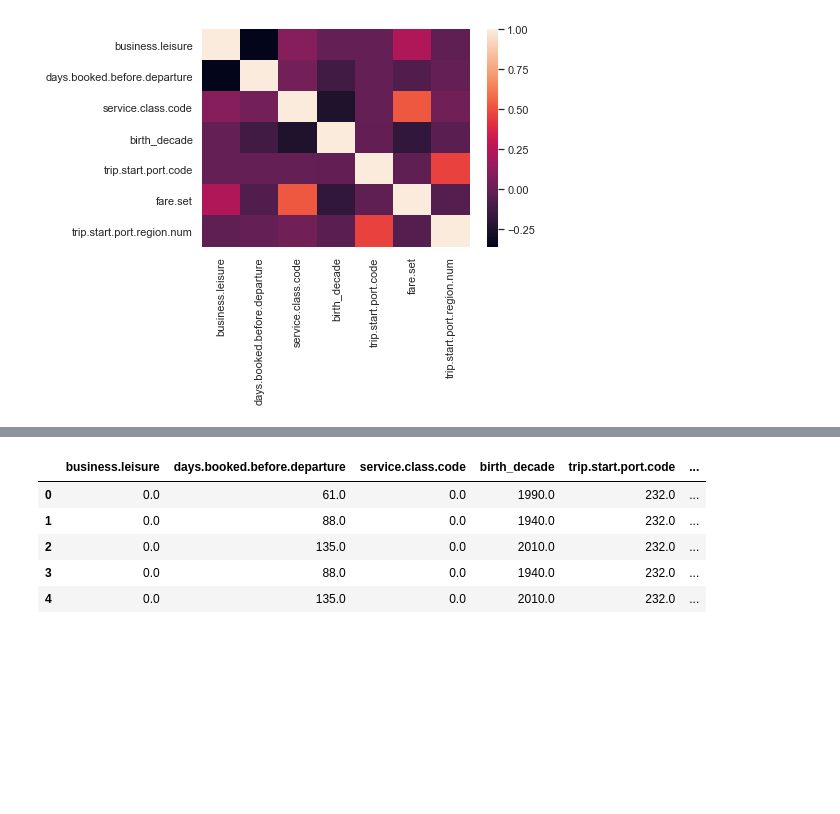
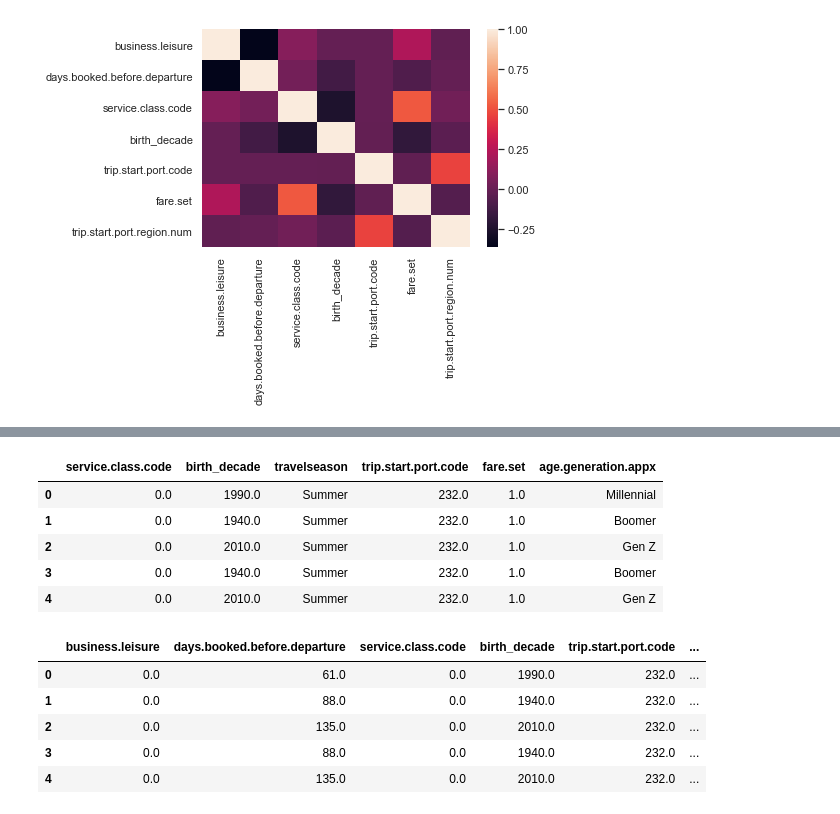
Before and after one commit to theresalocklear/ANZ, a Jupyter notebook: ANZ Clusters.ipynb, the cells around one changed output, grey strips where cells are left out. Cells and saved outputs as stored; diff of their text form; code cells hidden in the pictures; blank space fills up the shorter version.

```diff
--- a/ANZ Clusters.ipynb
+++ b/ANZ Clusters.ipynb
@@ -113,3 +92,15 @@ wh1.dropna()
+# %%
+wh2 = wh[[
+           'service.class.code', 'birth_decade',  'travelseason',
+          'trip.start.port.code', 'fare.set', 'age.generation.appx'
+        ]] #Subsetting the data
+# %% [output]
+|  | service.class.code | birth_decade | travelseason | trip.start.port.code | fare.set | age.generation.appx |
+| 0 | 0.0 | 1990.0 | Summer | 232.0 | 1.0 | Millennial |
+| 1 | 0.0 | 1940.0 | Summer | 232.0 | 1.0 | Boomer |
+| 2 | 0.0 | 2010.0 | Summer | 232.0 | 1.0 | Gen Z |
+| 3 | 0.0 | 1940.0 | Summer | 232.0 | 1.0 | Boomer |
+| 4 | 0.0 | 2010.0 | Summer | 232.0 | 1.0 | Gen Z |
 # %%
 wh1.head()
 # %% [output]
```
Also changed, not shown: parts of 3 cells of this notebook, 1 other file.
